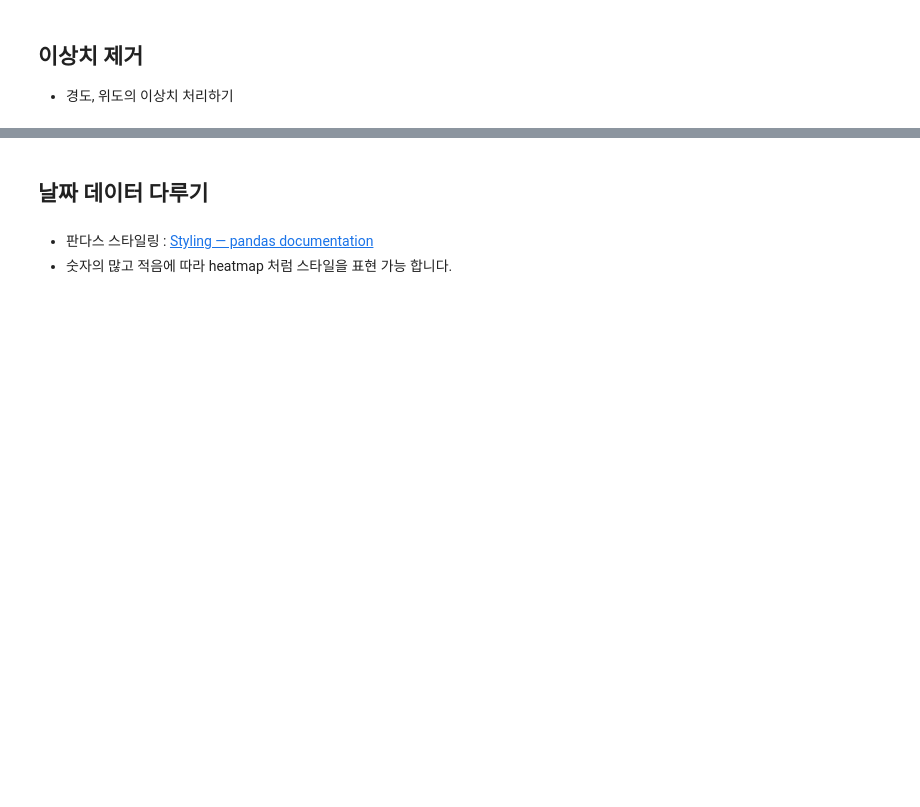
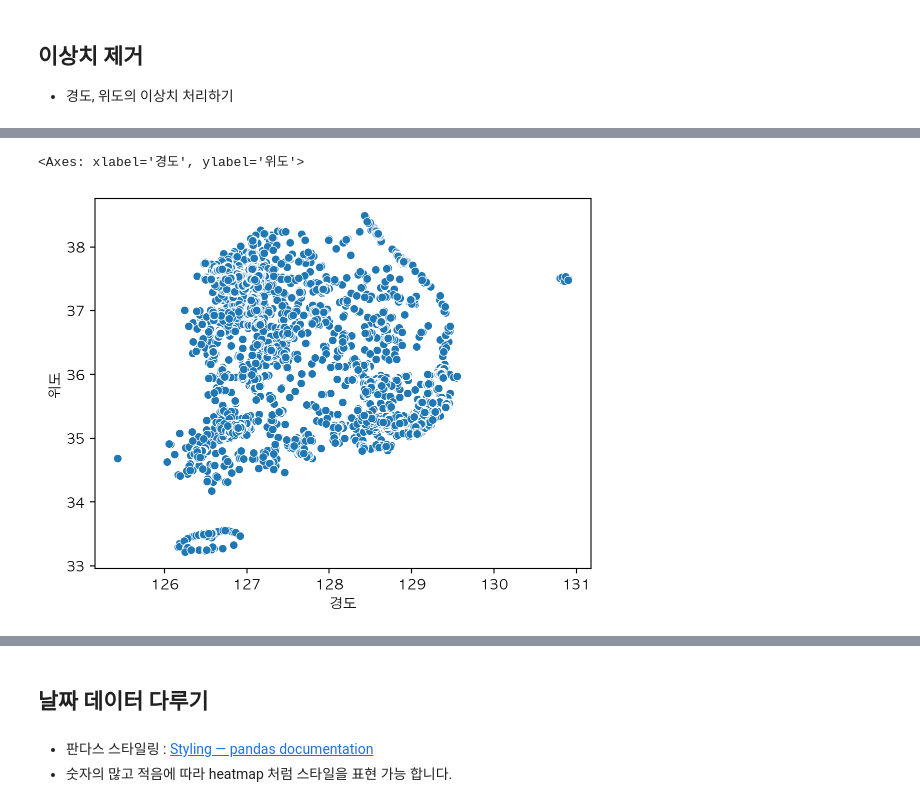
Before and after one commit to online5880/Public-Data-Analysis-in-Python, a Jupyter notebook: park/05_park_input.ipynb, the cells around one changed output, grey strips where cells are left out. Drawn from its saved outputs; the diff is of its cells as text; code cells hidden in the pictures; blank space fills up the shorter version.

```diff
--- a/park/05_park_input.ipynb
+++ b/park/05_park_input.ipynb
@@ -314,7 +381,16 @@ df[df['소재지도로명주소'].isnull() & df['소재지지번주소'].isnull(
 # 위 지도로 위도와 경도의 아웃라이어 데이터를 제외하고 출력해 봅니다.
 # 좀 더 정확하게 출력하려면 대한민국 위경도 데이터 범위를 다시 넣어줍니다.
 # 이상치를 제거한 데이터를 df_park 라는 새로운 변수에 담습니다.
+df_park = df[(df['경도']<132) & (df['위도'] >32)].copy()
 # %%
 # 위도 경도의 아웃라이어 데이터가 제거되었는지 확인함
+sns.scatterplot(
+    data=df_park,
+    x='경도',
+    y='위도'
+)
+# %% [output]
+<Axes: xlabel='경도', ylabel='위도'>
+[figure, added]
 # %%
 # 위도와 경도의 요약값을 describe 로 봅니다.
```
Also changed, not shown: parts of 11 cells of this notebook.
